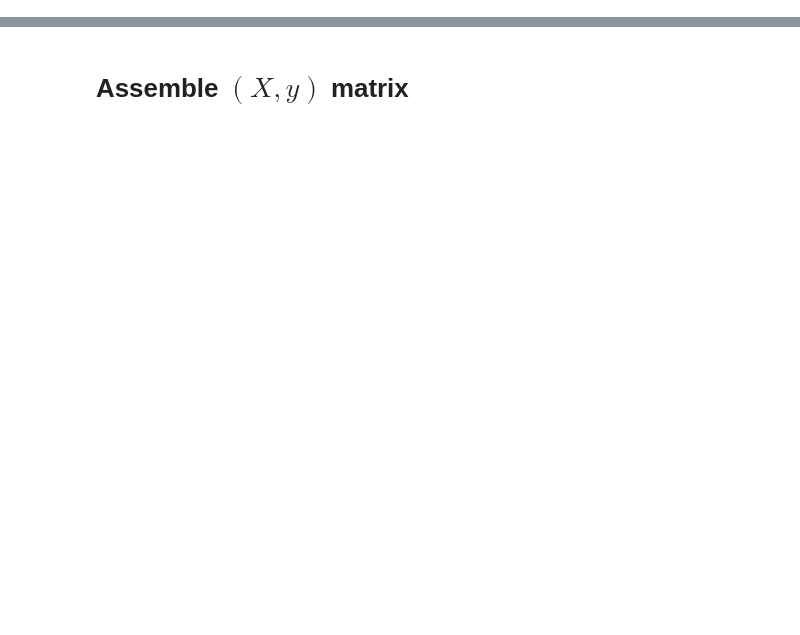
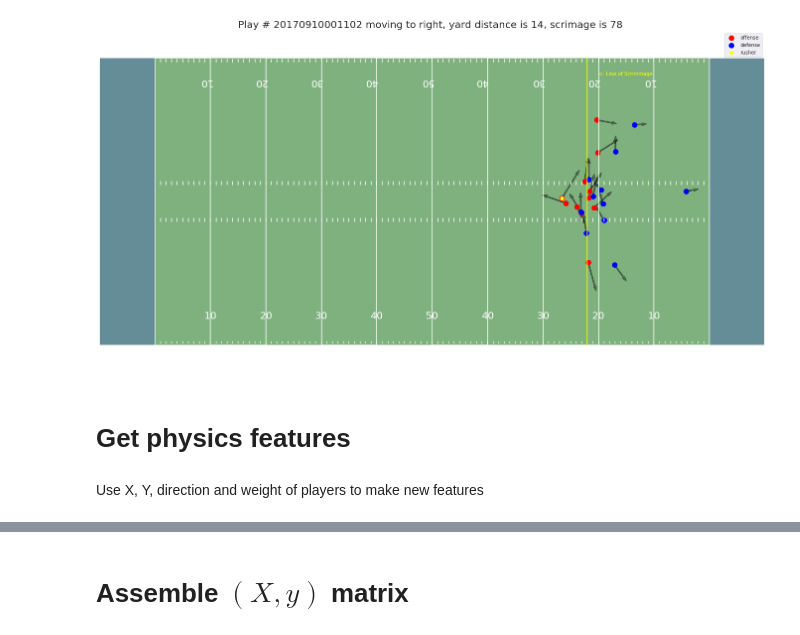
Before and after one commit to btseytlin/NFL-BIg-Data-Kaggle, a Jupyter notebook: pipeline_preprocess.ipynb, the cells around one changed output, grey strips where cells are left out. Saved outputs shown, nothing was run; the diff lists cells and outputs as text; code cells hidden in the pictures; blank space fills up the shorter version.

```diff
--- a/pipeline_preprocess.ipynb
+++ b/pipeline_preprocess.ipynb
@@ -475,0 +199,8 @@ source_play_id = train['PlayId']
+# %%
+show_play_std(20170910001102, df)
+# %% [output]
+[figure, added]
+# %% [markdown]
+# Get physics features
+# %% [markdown]
+Use X, Y, direction and weight of players to make new features
```
Also changed, not shown: parts of 170 cells of this notebook, 2 other files.
